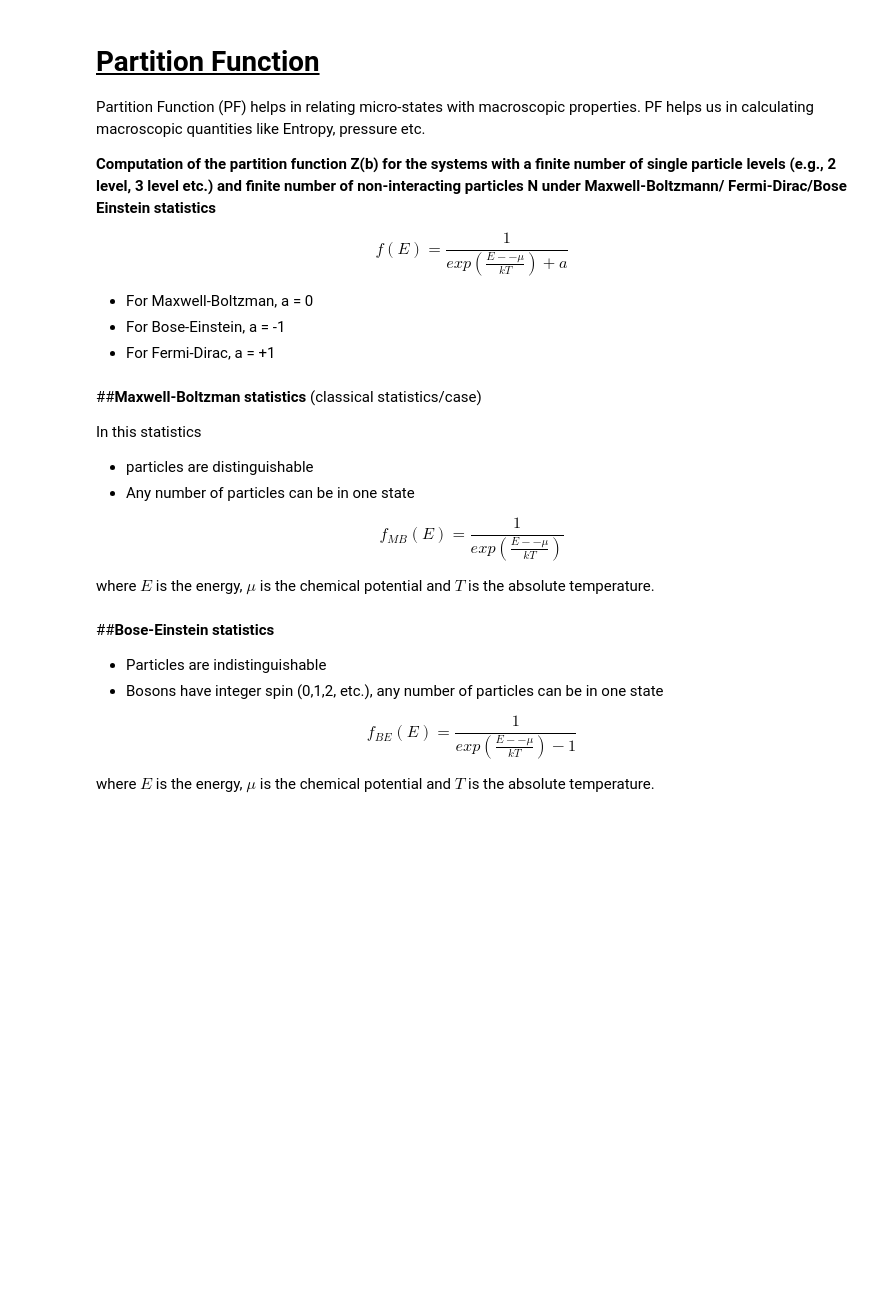
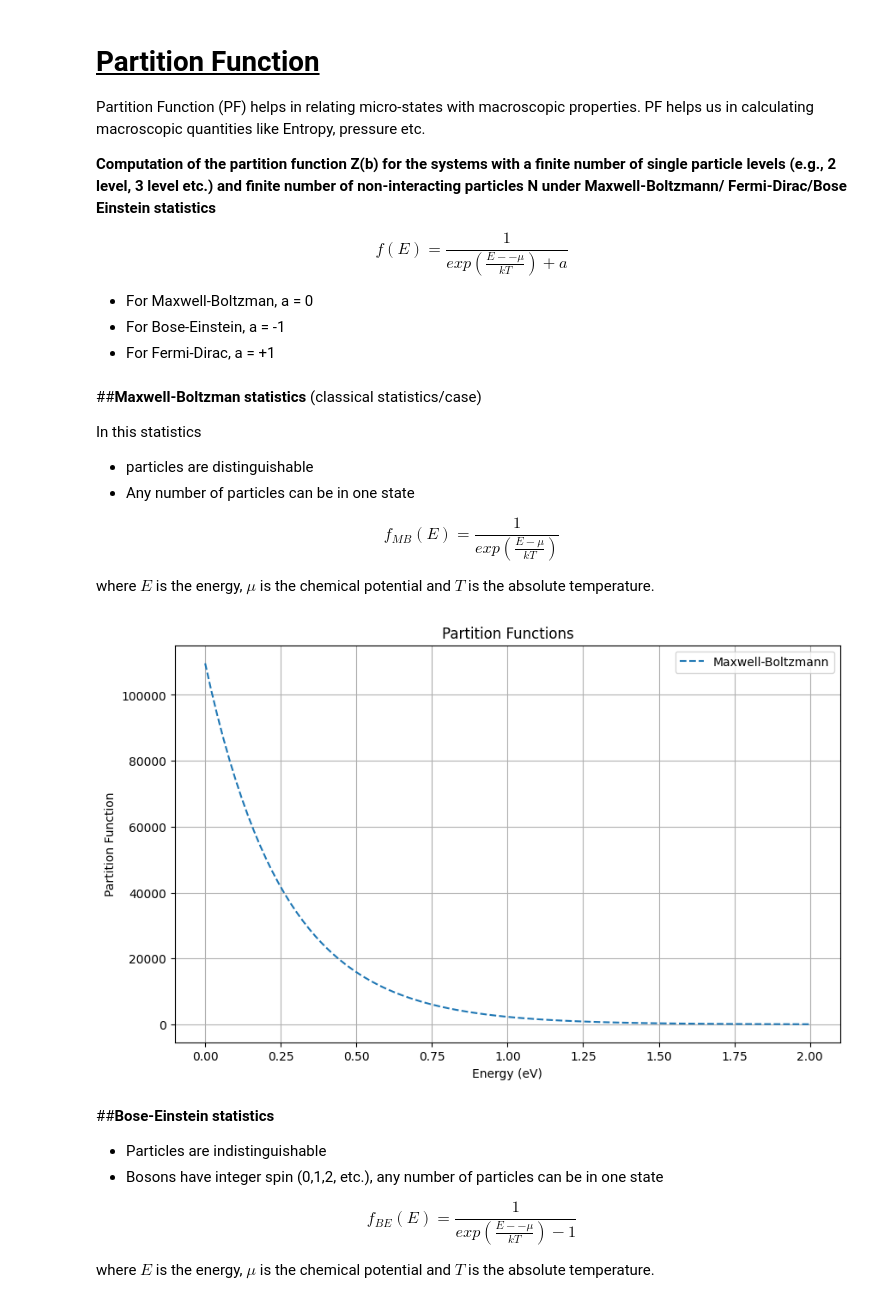
Before and after one commit to navgaur/Statistical-Mech-LOCF, a Jupyter notebook: partition1.ipynb, the cells around one changed output. Cells and saved outputs as stored; diff of their text form; code cells hidden in the pictures; blank space fills up the shorter version.

```diff
--- a/partition1.ipynb
+++ b/partition1.ipynb
@@ -20,9 +20,39 @@ In this statistics
   - particles are distinguishable
   - Any number of particles can be in one state
 
-$$f_{MB}(E) = \frac{1}{exp\left( \frac{E--\mu}{kT} \right)} $$
+$$f_{MB}(E) = \frac{1}{exp\left( \frac{E - \mu}{kT} \right)} $$
 
 where $E$ is the energy, $\mu$ is the chemical potential and $T$ is the absolute temperature.
+# %%
+import numpy as np
+import matplotlib.pyplot as plt
+
+def maxwell_boltzmann_partition_function(energies, temperature):
+    beta = 1 / (8.617333262145e-5 * temperature)  # Boltzmann constant in eV/K
+    return np.sum(np.exp(-beta * energies))
+
+# Example energy levels
+energy_levels = np.linspace(0, 2, 100)  # Energy levels from 0 to 5 eV
+
+# Example temperature and chemical potential
+temperature = 3000  # Kelvin
+chemical_potential = 3.0  # eV
+
+# Calculate partition functions for each statistics
+mb_partition_function = np.exp(-1 / (8.617333262145e-5 * temperature) * (energy_levels-chemical_potential))
+
+# Plotting
+plt.figure(figsize=(10, 6))
+plt.plot(energy_levels, mb_partition_function, label='Maxwell-Boltzmann', linestyle='--')
+
+plt.title('Partition Functions')
+plt.xlabel('Energy (eV)')
+plt.ylabel('Partition Function')
+plt.legend()
+plt.grid(True)
+plt.show()
+# %% [output]
+[figure, added]
 # %% [markdown]
 ##**Bose-Einstein statistics**
 
```
Also changed, not shown: parts of 1 cell of this notebook.
